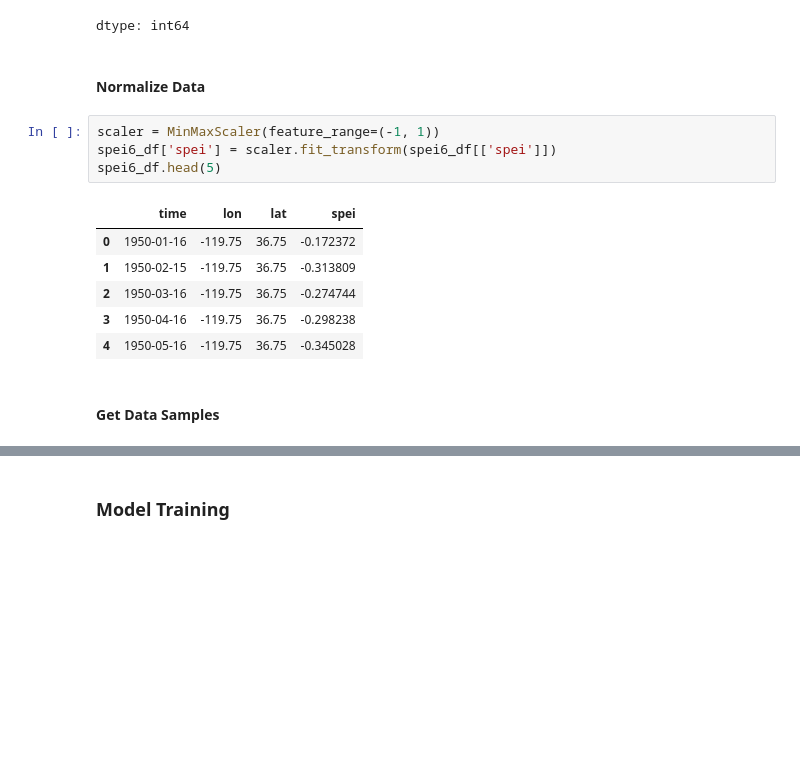
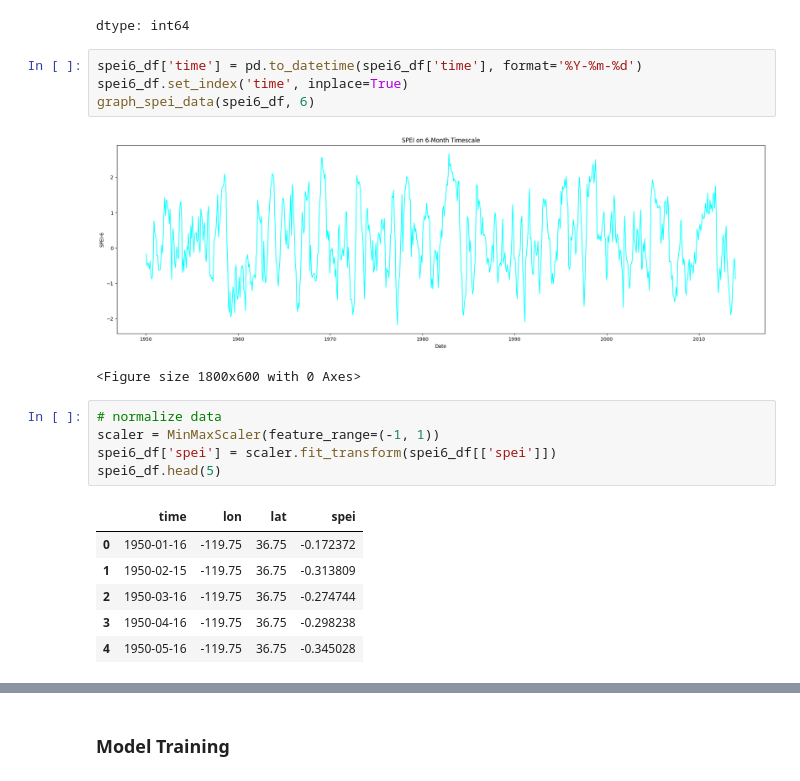
Before and after one commit to chillwafflez/KorahResearch-DroughtForecasting, a Jupyter notebook: LSTM_Modeling.ipynb, the cells around one changed output, grey strips where cells are left out. Drawn from its saved outputs; the diff is of its cells as text; blank space fills up the shorter version.

```diff
--- a/LSTM_Modeling.ipynb
+++ b/LSTM_Modeling.ipynb
@@ -46,9 +157,15 @@ spei6_df.isnull().sum()
 | lat | 0 |
 | spei | 0 |
 dtype: int64
-# %% [markdown]
-#### Normalize Data
+# %%
+spei6_df['time'] = pd.to_datetime(spei6_df['time'], format='%Y-%m-%d')
+spei6_df.set_index('time', inplace=True)
+graph_spei_data(spei6_df, 6)
+# %% [output]
+[figure, added]
+<Figure size 1800x600 with 0 Axes>
 # %%
+# normalize data
 scaler = MinMaxScaler(feature_range=(-1, 1))
 spei6_df['spei'] = scaler.fit_transform(spei6_df[['spei']])
 spei6_df.head(5)
@@ -59,6 +176,4 @@ spei6_df.head(5)
 | 2 | 1950-03-16 | -119.75 | 36.75 | -0.274744 |
 | 3 | 1950-04-16 | -119.75 | 36.75 | -0.298238 |
 | 4 | 1950-05-16 | -119.75 | 36.75 | -0.345028 |
-# %% [markdown]
-#### Get Data Samples
 # %%
```
Also changed, not shown: parts of 104 cells of this notebook.
